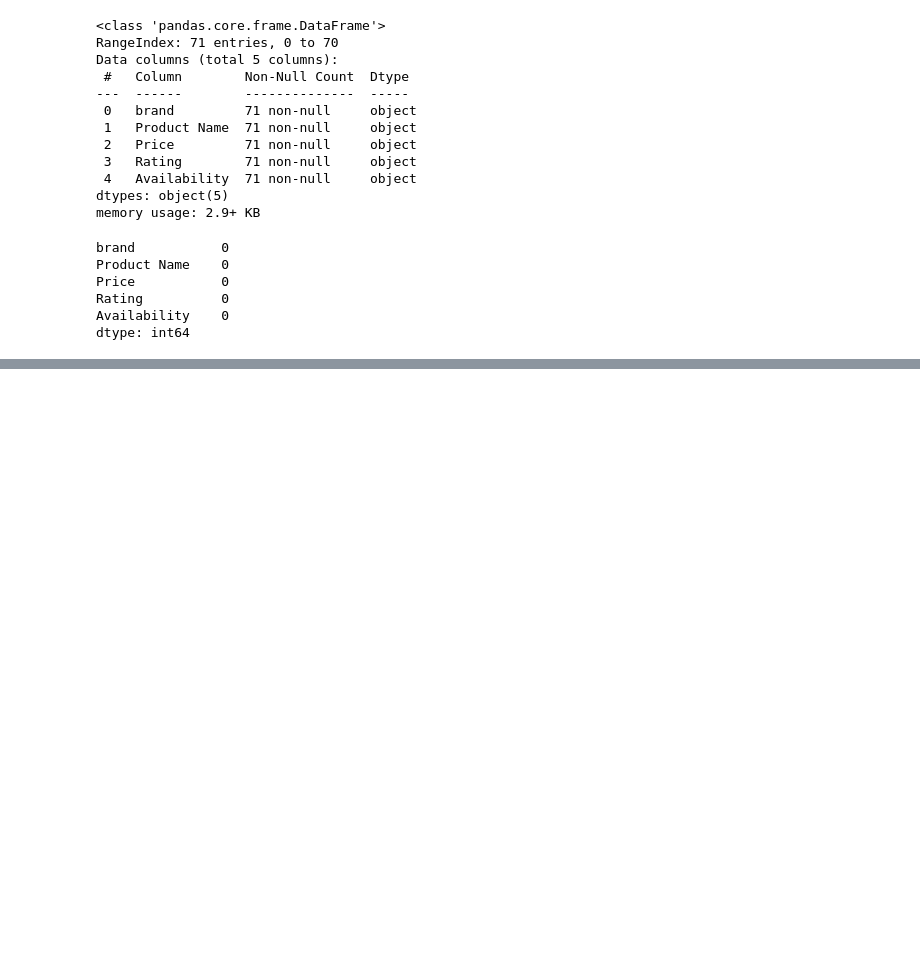
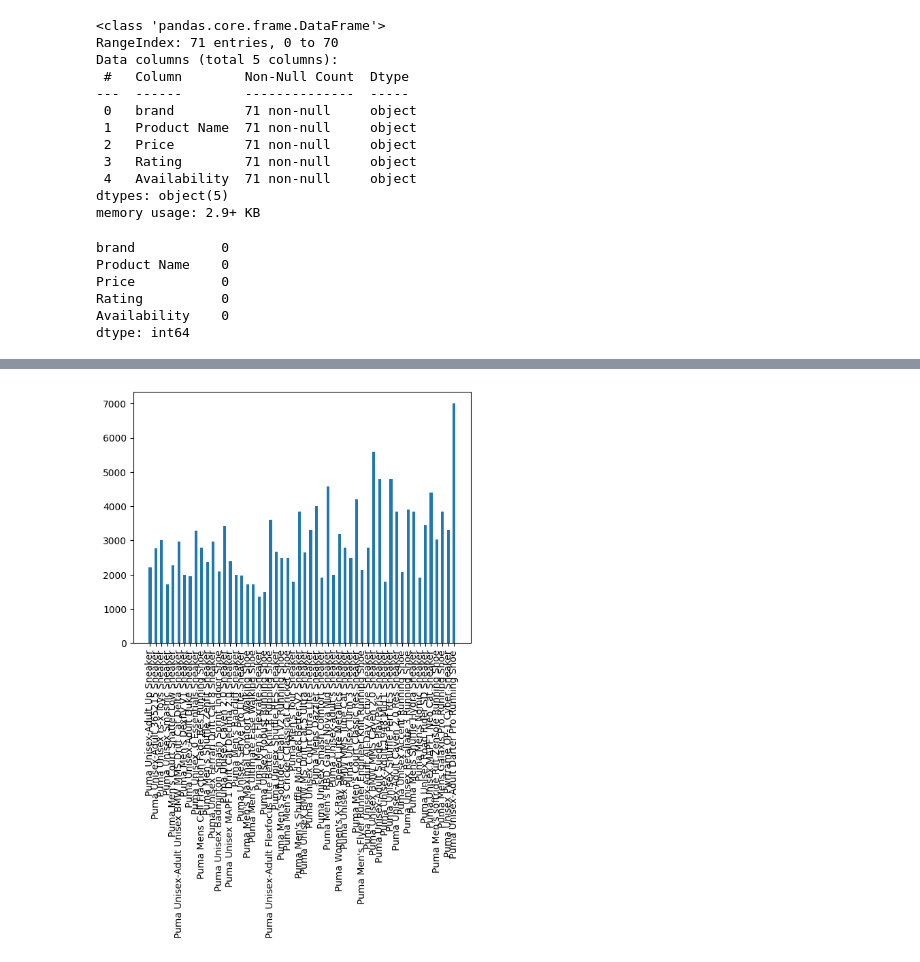
Before and after one commit to Raneesch/Amazon_puma-web-scrapping, a Jupyter notebook: Amazon_puma webScraping.ipynb, the cells around one changed output, grey strips where cells are left out. Cells and saved outputs as stored; diff of their text form; code cells hidden in the pictures; blank space fills up the shorter version.

```diff
--- a/Amazon_puma webScraping.ipynb
+++ b/Amazon_puma webScraping.ipynb
@@ -363,3 +364,5 @@ df
 for i in df['Availability']:
     if i != "Out Of Stock":
         df['availability'] = "In Stock"
+# %%
+df.drop('Availability', axis=1, inplace=True)
@@ -365,0 +389,9 @@ for i in df['Availability']:
+# %%
+plt.bar(df['Product Name'],df['Price'],width=0.5)
+plt.xticks(rotation=90)
+plt.Figure(figsize=(30,8))
+
+
+plt.show()
+# %% [output]
+[figure, added]
```
Also changed, not shown: parts of 15 cells of this notebook, 1 other file.
